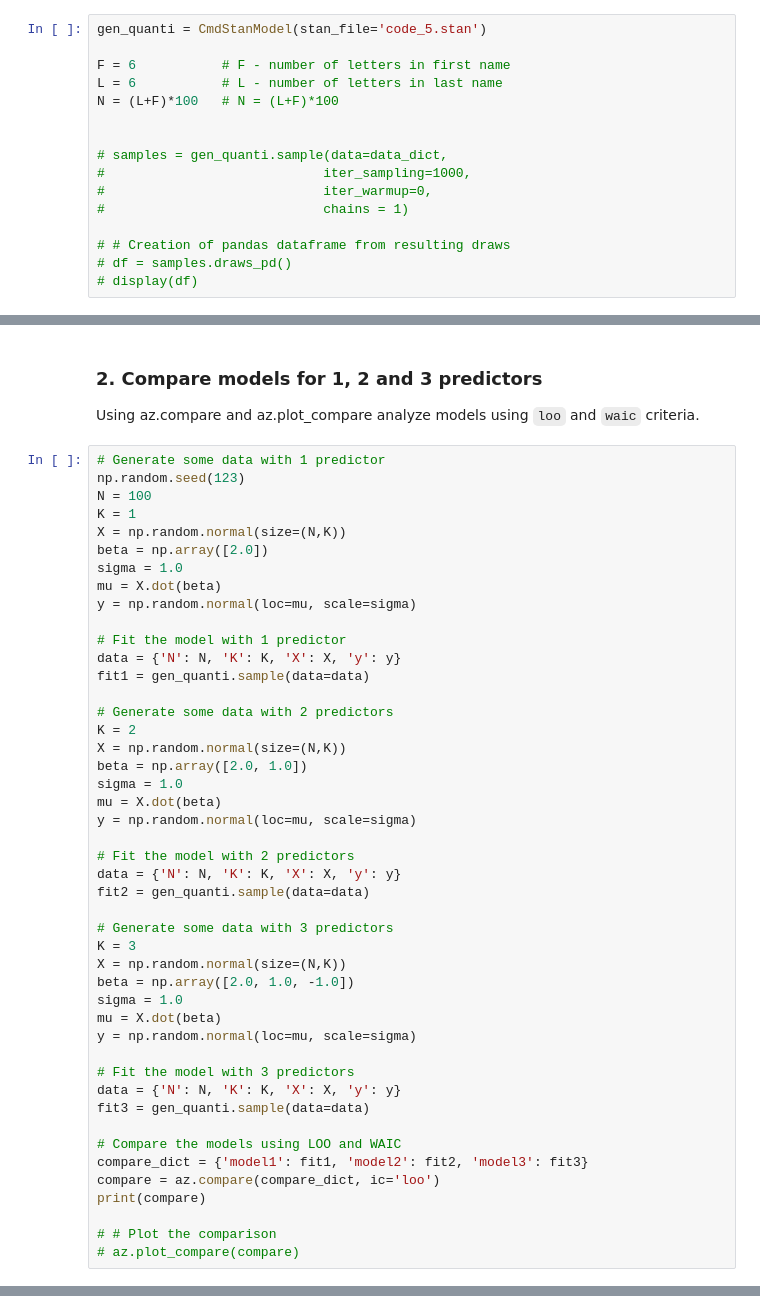
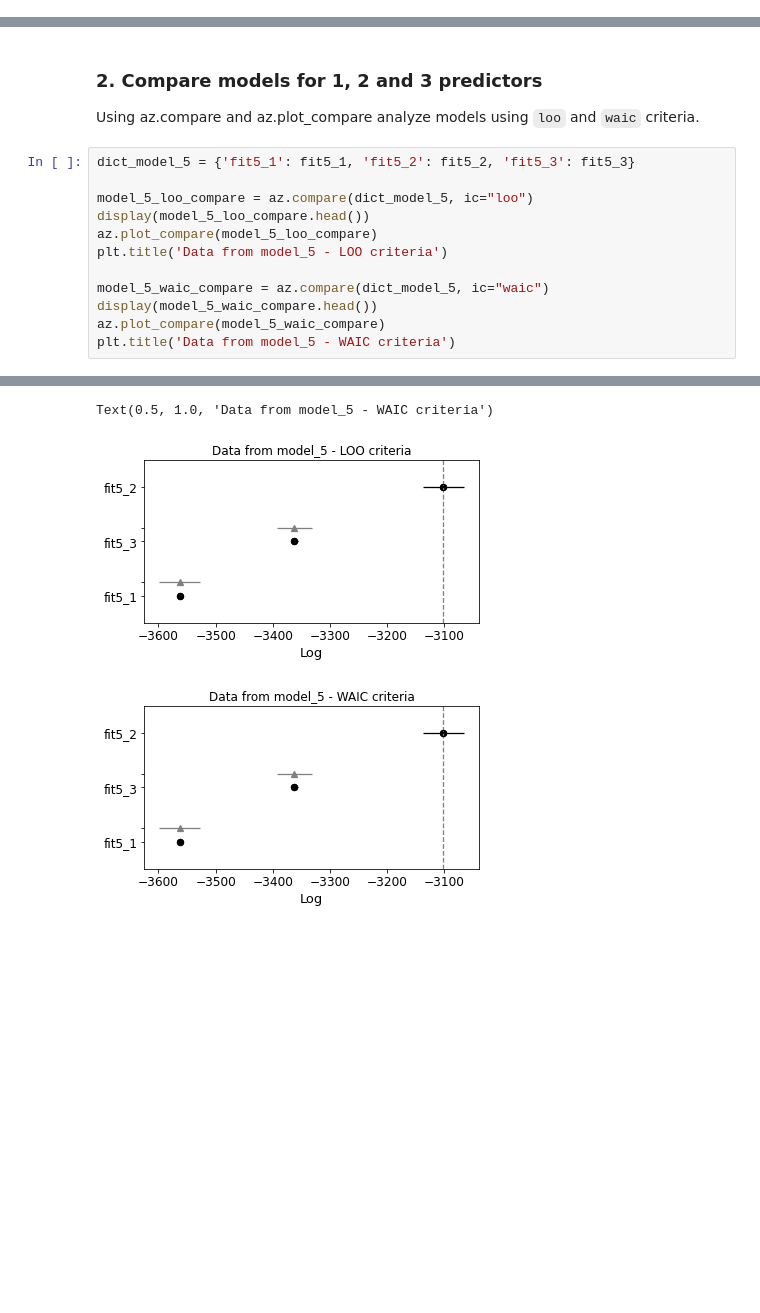
Before and after one commit to DanieloSendi/LaboratoryClasses_Data_Analitycs, a Jupyter notebook: Lab_6_Model_comparison/Lab_6_Model_comparison.ipynb, the cells around one changed output, grey strips where cells are left out. Drawn from its saved outputs; the diff is of its cells as text; blank space fills up the shorter version.

````diff
--- a/Lab_6_Model_comparison/Lab_6_Model_comparison.ipynb
+++ b/Lab_6_Model_comparison/Lab_6_Model_comparison.ipynb
@@ -284,19 +298,3 @@ Text(0.5, 1.0, 'Data from model_2 - LOO criteria')
 2. Compare models for 1, 2 and 3 predictors as in previous excercise
 # %% [markdown]
 ### 1. Compile model
-# %%
-gen_quanti = CmdStanModel(stan_file='code_5.stan')
-
-F = 6           # F - number of letters in first name
-L = 6           # L - number of letters in last name
-N = (L+F)*100   # N = (L+F)*100
-
-
-# samples = gen_quanti.sample(data=data_dict,
-#                            iter_sampling=1000,
-#                            iter_warmup=0,
-#                            chains = 1)
-
-# # Creation of pandas dataframe from resulting draws
-# df = samples.draws_pd()
-# display(df)
@@ -303,49 +358,16 @@ N = (L+F)*100   # N = (L+F)*100
 # %% [markdown]
 ### 2. Compare models for 1, 2 and 3 predictors
 Using az.compare and az.plot_compare analyze models using ```loo``` and ```waic``` criteria.
-# %%
-# Generate some data with 1 predictor
-np.random.seed(123)
-N = 100
-K = 1
-X = np.random.normal(size=(N,K))
-beta = np.array([2.0])
-sigma = 1.0
-mu = X.dot(beta)
-y = np.random.normal(loc=mu, scale=sigma)
-
-# Fit the model with 1 predictor
-data = {'N': N, 'K': K, 'X': X, 'y': y}
-fit1 = gen_quanti.sample(data=data)
-
-# Generate some data with 2 predictors
-K = 2
-X = np.random.normal(size=(N,K))
-beta = np.array([2.0, 1.0])
-sigma = 1.0
-mu = X.dot(beta)
-y = np.random.normal(loc=mu, scale=sigma)
-
-# Fit the model with 2 predictors
-data = {'N': N, 'K': K, 'X': X, 'y': y}
-fit2 = gen_quanti.sample(data=data)
-
-# Generate some data with 3 predictors
-K = 3
-X = np.random.normal(size=(N,K))
-beta = np.array([2.0, 1.0, -1.0])
-sigma = 1.0
-mu = X.dot(beta)
-y = np.random.normal(loc=mu, scale=sigma)
-
-# Fit the model with 3 predictors
-data = {'N': N, 'K': K, 'X': X, 'y': y}
-fit3 = gen_quanti.sample(data=data)
-
-# Compare the models using LOO and WAIC
-compare_dict = {'model1': fit1, 'model2': fit2, 'model3': fit3}
-compare = az.compare(compare_dict, ic='loo')
-print(compare)
-
-# # Plot the comparison
-# az.plot_compare(compare)
+# %%
+dict_model_5 = {'fit5_1': fit5_1, 'fit5_2': fit5_2, 'fit5_3': fit5_3}
+
+model_5_loo_compare = az.compare(dict_model_5, ic="loo")
+display(model_5_loo_compare.head())
+az.plot_compare(model_5_loo_compare)
+plt.title('Data from model_5 - LOO criteria')
+
+model_5_waic_compare = az.compare(dict_model_5, ic="waic")
+display(model_5_waic_compare.head())
+az.plot_compare(model_5_waic_compare)
+plt.title('Data from model_5 - WAIC criteria')
+# %% [output]
@@ -351,0 +382,3 @@ print(compare)
+Text(0.5, 1.0, 'Data from model_5 - WAIC criteria')
+[figure, added]
+[figure, added]
````
Also changed, not shown: parts of 11 cells of this notebook, 9 other files.
